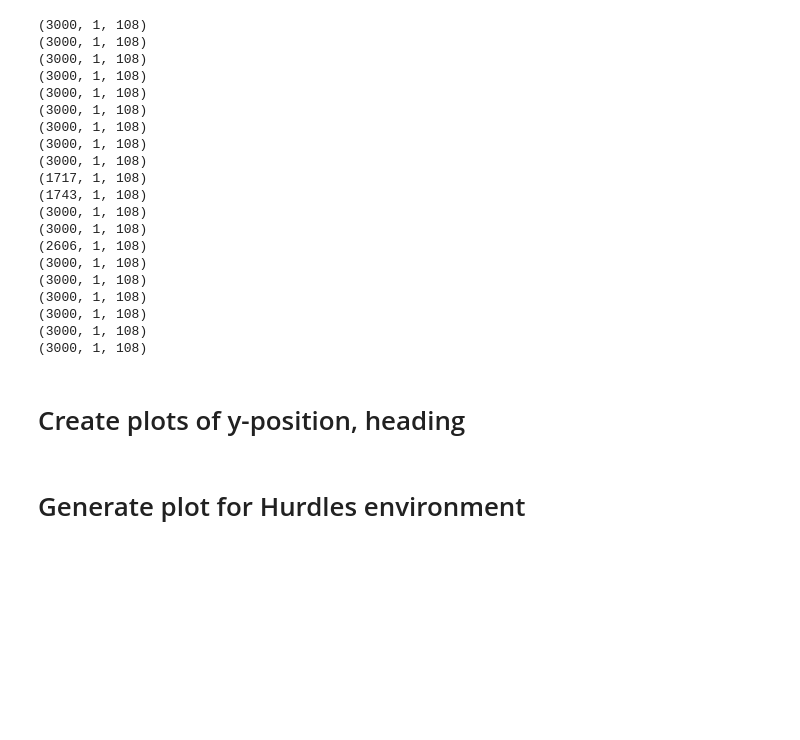
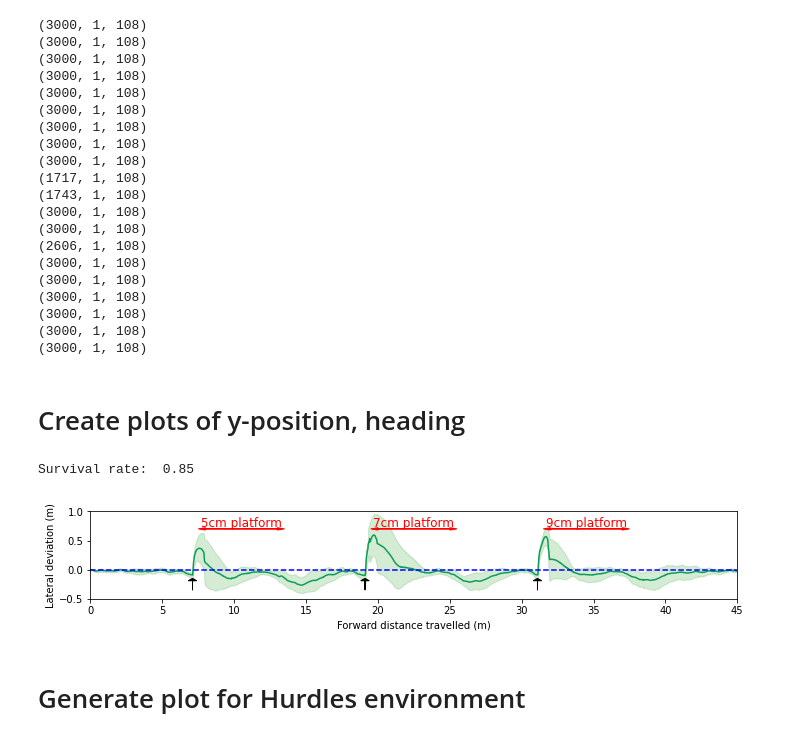
Before and after one commit to mcx-lab/rl-baselines3-zoo, a Jupyter notebook: notebooks/plot_robustness_to_disturbance.ipynb, the cells around one changed output. Drawn from its saved outputs; the diff is of its cells as text; code cells hidden in the pictures; blank space fills up the shorter version.

```diff
--- a/notebooks/plot_robustness_to_disturbance.ipynb
+++ b/notebooks/plot_robustness_to_disturbance.ipynb
@@ -134,7 +134,7 @@ platform_heights = [0.05, 0.07, 0.09]
 
 def plot_arrows(ax):
     ax.set_xlim(0, 45)
-    ax.set_ylim(-1.0, 1.0)
+    ax.set_ylim(-0.5, 1.0)
     throw_idx = 0
     for i, (start, end) in enumerate(obstacle_pos):
         # ax.axvspan(start, end, color='gray', alpha=0.2)
@@ -211,34 +211,37 @@ def plot_xy_coordinates_distribution(ax, statss):
 
     # Arbitrarily define x-indices for plotting
     x_plot = np.linspace(0.001, 45, num = 4000)
     y_mean = []
     y_std = []
     # Obtain the interpolated y-values to calculate mean and stdev
     for i, x_query in enumerate(x_plot):
         y_querys = []
         for x, y in zip(xs, ys):
             y_querys.append(get_interpolate_value(x, y, x_query.item()))
         y_mean.append(np.nanmean(y_querys))
         y_std.append(np.nanstd(y_querys))
 
     y_mean = np.array(y_mean)
     y_std = np.array(y_std)
 
     ax.plot(x_plot, y_mean, color=google_green)
     ax.axhline(0.0, color = 'blue', linestyle='--')
     ax.fill_between(x_plot, y_mean + y_std, y_mean - y_std, color='tab:green', alpha=0.2)
     #ax[1].plot(x_plot, y_std)
     #ax[1].plot(x_plot, survival_rate)
 
-fig, ax = plt.subplots(figsize=(10,2.5))
+fig, ax = plt.subplots(figsize=(10,2.0))
 ax.set_xlabel('Forward distance travelled (m)')
 ax.set_ylabel('Lateral deviation (m)')
 # ax.set_ylabel('Survival rate')
 # ax[1].set_ylim(0.0, 1.1)
 plot_arrows(ax)
 plot_xy_coordinates_distribution(ax, statss)
 fig.tight_layout()
 fig.savefig("robustness_thrown_platforms.pdf", format="pdf", bbox_layout="tight")
+# %% [output]
+Survival rate:  0.85
+[figure, added]
 # %% [markdown]
 # Generate plot for Hurdles environment
 # %%
```
Also changed, not shown: parts of 1 cell of this notebook, 1 other file.
